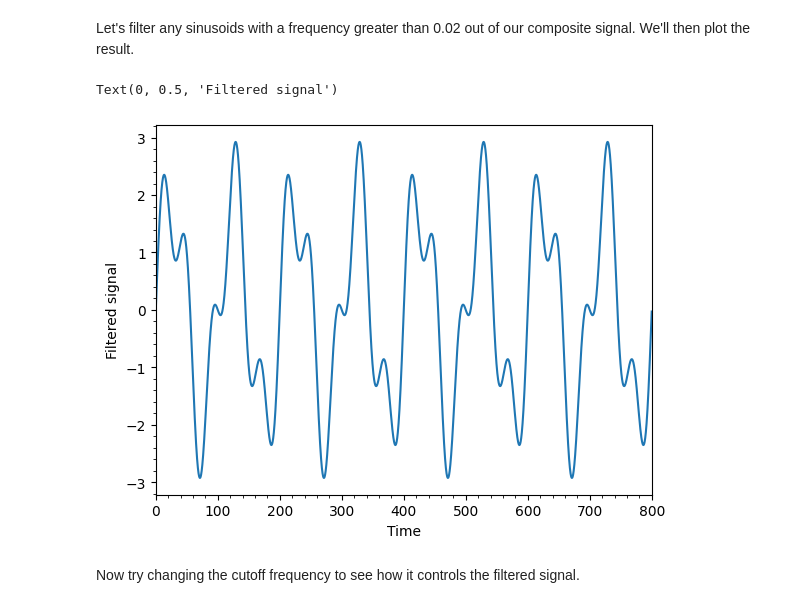
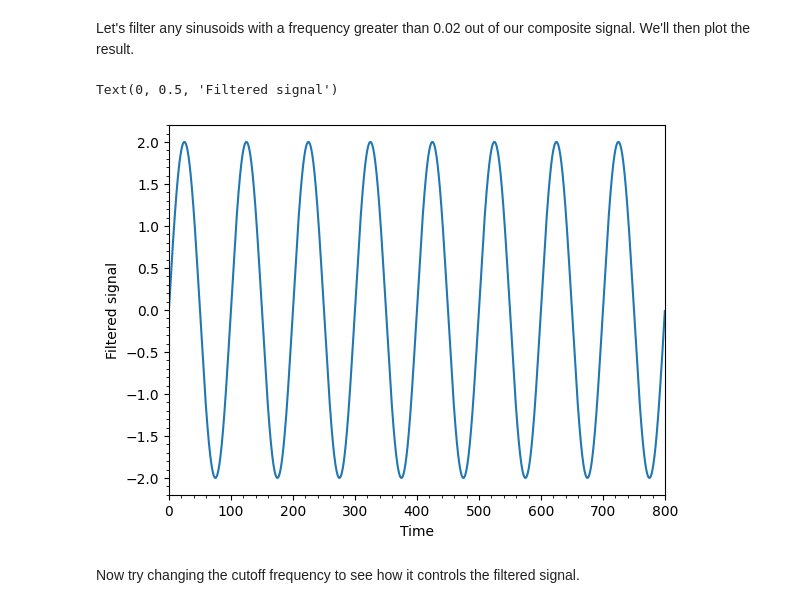
Before and after one commit to georginadd/EMSC2010-W10-P1, a Jupyter notebook: EMSC2010_W10_P1_NB2_u7925896.ipynb, the cells around one changed output. Drawn from its saved outputs; the diff is of its cells as text; code cells hidden in the pictures.

```diff
--- a/EMSC2010_W10_P1_NB2_u7925896.ipynb
+++ b/EMSC2010_W10_P1_NB2_u7925896.ipynb
@@ -103,14 +103,14 @@ def lowpass_filter(time,signal,cutoff):
 # %% [markdown]
 Let's filter any sinusoids with a frequency greater than 0.02 out of our composite signal. We'll then plot the result.
 # %%
-x, filtered_signal = lowpass_filter(time,signal,0.04) #perform the filtering
+x, filtered_signal = lowpass_filter(time,signal,0.02) #perform the filtering
 plt.plot(x,filtered_signal) #plot the filtered signal
 plt.xlim([0,800]) #limit the x-axis
 plt.minorticks_on() #add minorticks
 plt.xlabel('Time') #label the x-axis
 plt.ylabel('Filtered signal') #label the y-axis
 # %% [output]
 Text(0, 0.5, 'Filtered signal')
-[figure, old version]
+[figure, new version]
 # %% [markdown]
 Now try changing the cutoff frequency to see how it controls the filtered signal.
```
